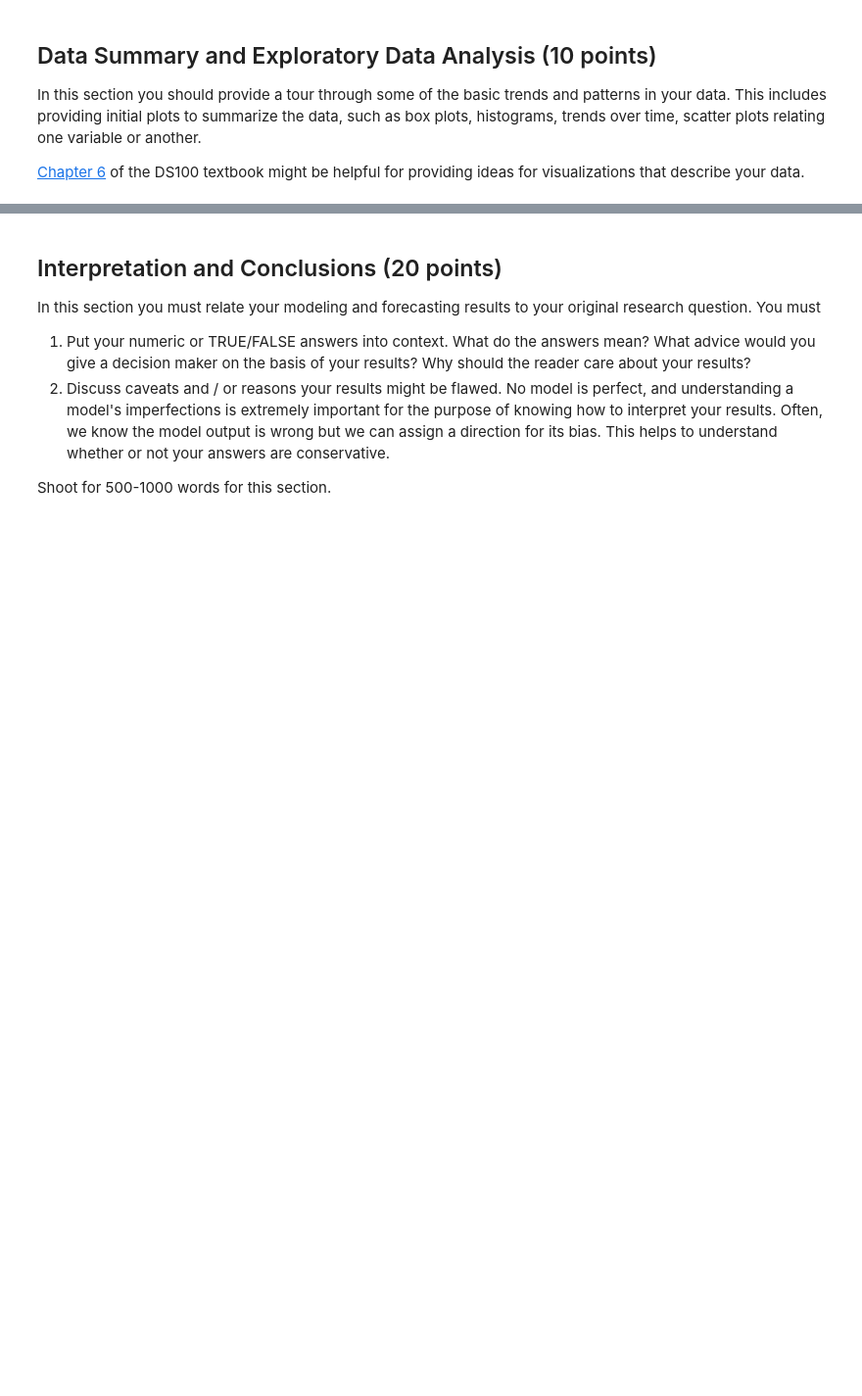
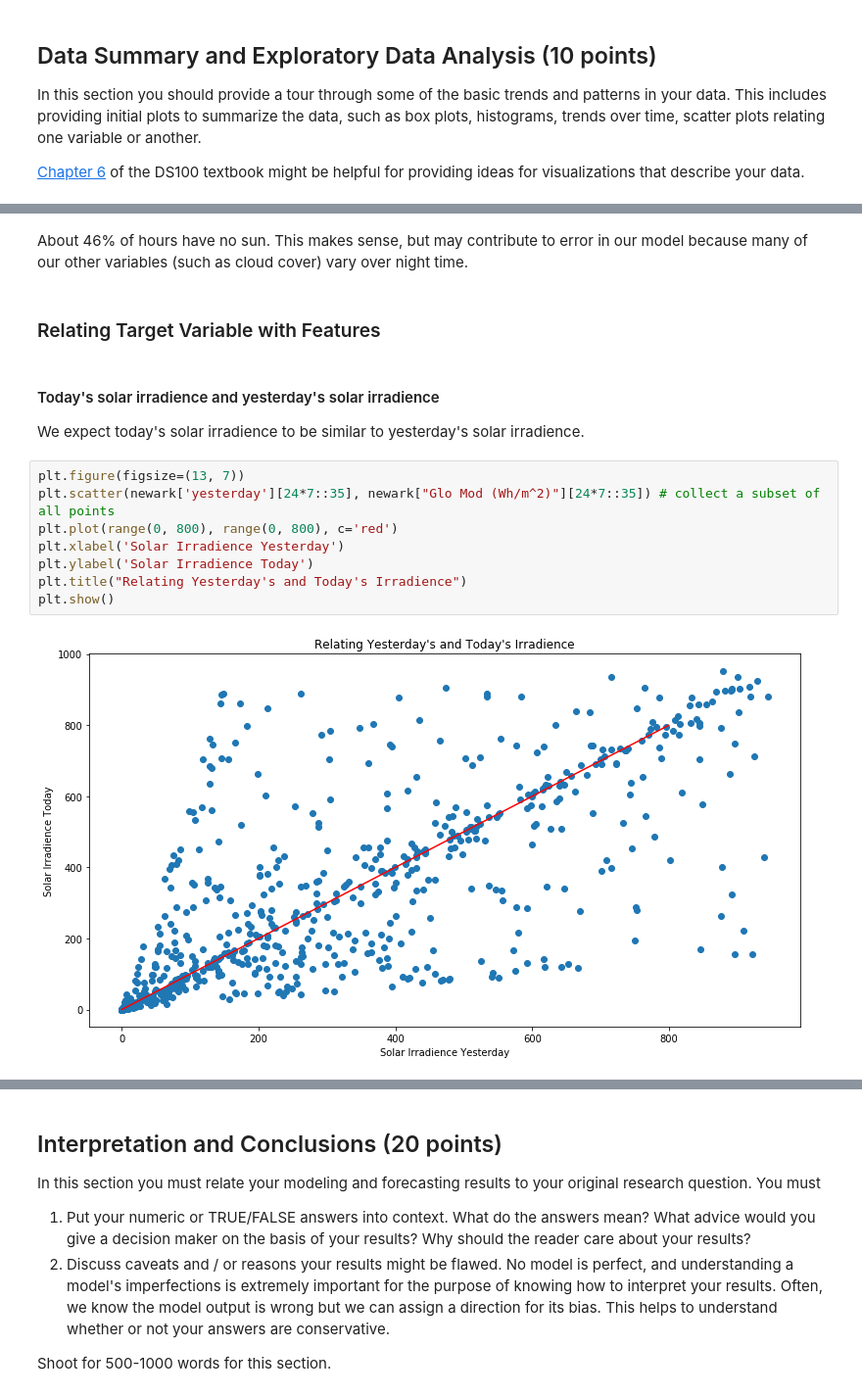
Before and after one commit to jackcsullivan/ER190C_final_proj, a Jupyter notebook: FinalProject.ipynb, the cells around one changed output, grey strips where cells are left out. Shown: that part at 98% size. Saved outputs shown, nothing was run; the diff lists cells and outputs as text; blank space fills up the shorter version.

```diff
--- a/FinalProject.ipynb
+++ b/FinalProject.ipynb
@@ -281,0 +334,17 @@ This section is where the rubber meets the road.  In it you must:
+# %% [markdown]
+About 46% of hours have no sun. This makes sense, but may contribute to error in our model because many of our other variables (such as cloud cover) vary over night time.
+# %% [markdown]
+### Relating Target Variable with Features
+# %% [markdown]
+#### Today's solar irradience and yesterday's solar irradience
+We expect today's solar irradience to be similar to yesterday's solar irradience.
+# %%
+plt.figure(figsize=(13, 7))
+plt.scatter(newark['yesterday'][24*7::35], newark["Glo Mod (Wh/m^2)"][24*7::35]) # collect a subset of all points
+plt.plot(range(0, 800), range(0, 800), c='red')
+plt.xlabel('Solar Irradience Yesterday')
+plt.ylabel('Solar Irradience Today')
+plt.title("Relating Yesterday's and Today's Irradience")
+plt.show()
+# %% [output]
+[figure, added]
```
Also changed, not shown: parts of 36 cells of this notebook.
